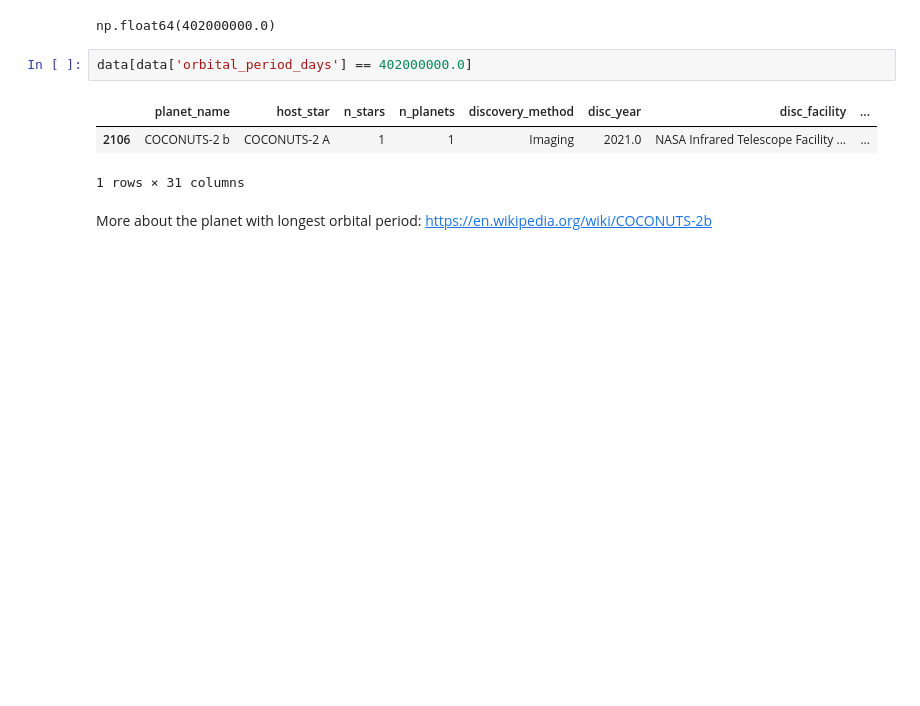
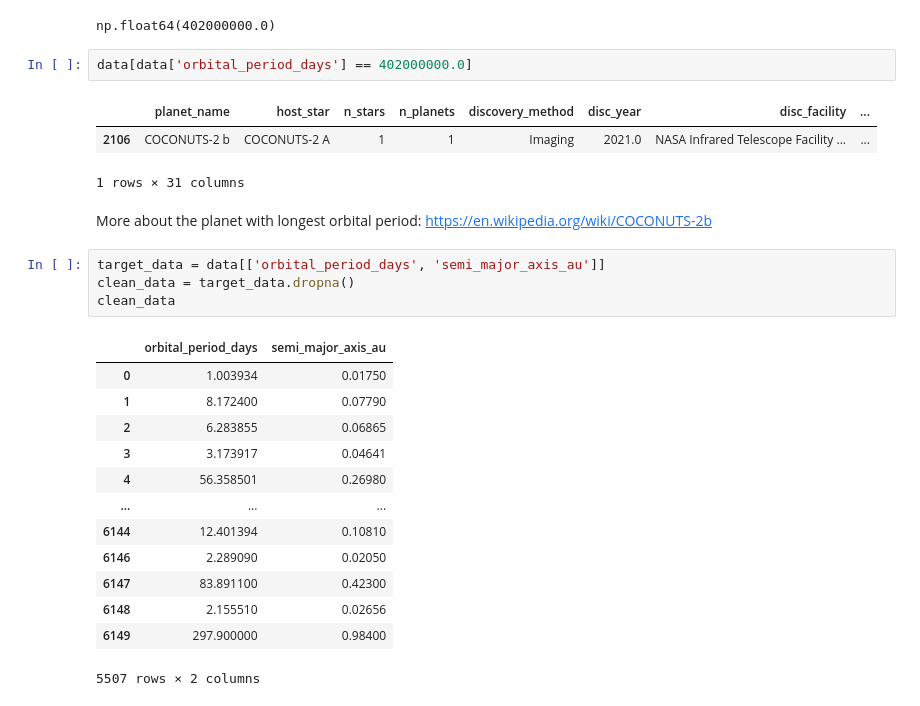
Before and after one commit to plamensve/DS_2026_FP, a Jupyter notebook: notebooks/03_orbital_period_vs_distance.ipynb, the cells around one changed output. Cells and saved outputs as stored; diff of their text form; blank space fills up the shorter version.

Commit message:
ADD: part of orbital period vs distance

```diff
--- a/notebooks/03_orbital_period_vs_distance.ipynb
+++ b/notebooks/03_orbital_period_vs_distance.ipynb
@@ -87,3 +90,21 @@ data[data['orbital_period_days'] == 402000000.0]
 1 rows × 31 columns
 # %% [markdown]
 More about the planet with longest orbital period: https://en.wikipedia.org/wiki/COCONUTS-2b
+# %%
+target_data = data[['orbital_period_days', 'semi_major_axis_au']]
+clean_data = target_data.dropna()
+clean_data
+# %% [output]
+|  | orbital_period_days | semi_major_axis_au |
+| 0 | 1.003934 | 0.01750 |
+| 1 | 8.172400 | 0.07790 |
+| 2 | 6.283855 | 0.06865 |
+| 3 | 3.173917 | 0.04641 |
+| 4 | 56.358501 | 0.26980 |
+| ... | ... | ... |
+| 6144 | 12.401394 | 0.10810 |
+| 6146 | 2.289090 | 0.02050 |
+| 6147 | 83.891100 | 0.42300 |
+| 6148 | 2.155510 | 0.02656 |
+| 6149 | 297.900000 | 0.98400 |
+5507 rows × 2 columns
```
Also changed, not shown: parts of 4 cells of this notebook.
